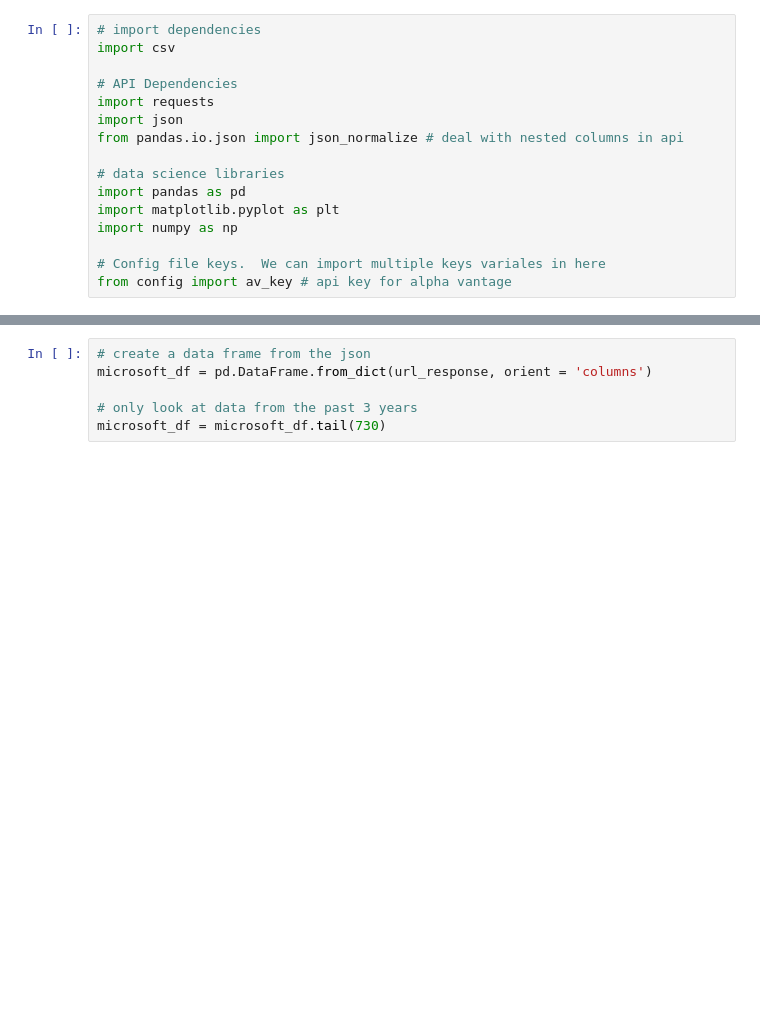
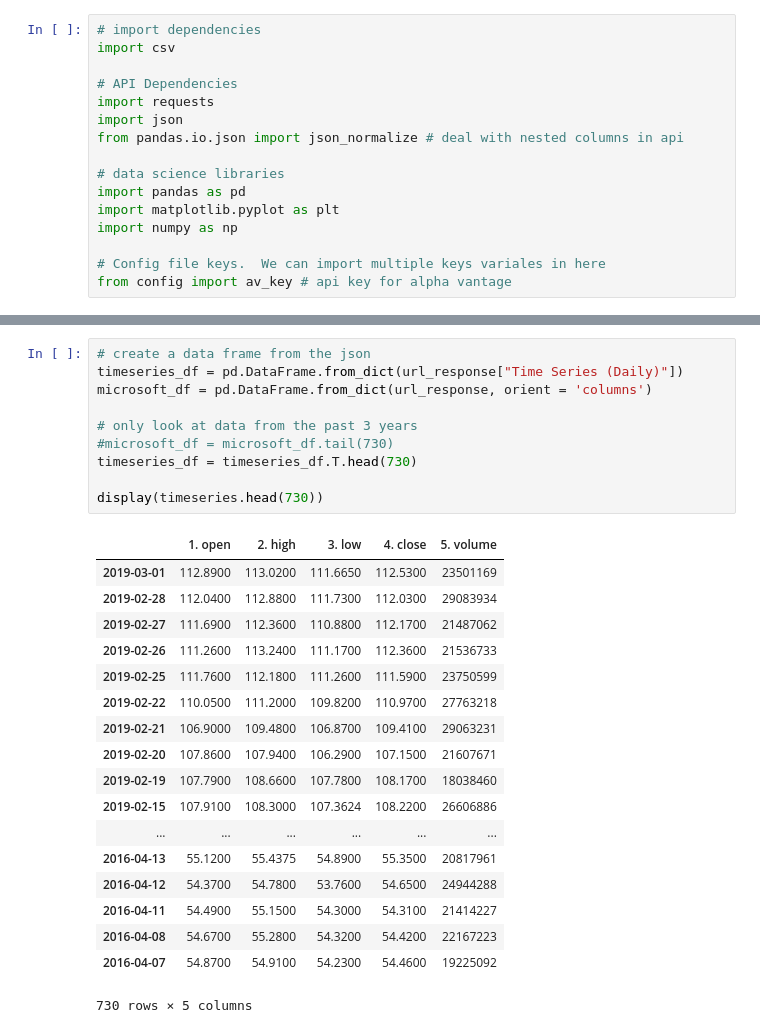
Before and after one commit to wissemeddine/data_wizards, a Jupyter notebook: Historical S and P 500 Stock Analysis.ipynb, the cells around one changed output, grey strips where cells are left out. Saved outputs shown, nothing was run; the diff lists cells and outputs as text; blank space fills up the shorter version.

```diff
--- a/Historical S and P 500 Stock Analysis.ipynb
+++ b/Historical S and P 500 Stock Analysis.ipynb
@@ -63,6 +81,29 @@ url_response = requests.get(query).json()
 # %%
 # create a data frame from the json
+timeseries_df = pd.DataFrame.from_dict(url_response["Time Series (Daily)"])
 microsoft_df = pd.DataFrame.from_dict(url_response, orient = 'columns')
 
 # only look at data from the past 3 years
-microsoft_df = microsoft_df.tail(730)
+#microsoft_df = microsoft_df.tail(730)
+timeseries_df = timeseries_df.T.head(730)
+
+display(timeseries.head(730))
+# %% [output]
+|  | 1. open | 2. high | 3. low | 4. close | 5. volume |
+| 2019-03-01 | 112.8900 | 113.0200 | 111.6650 | 112.5300 | 23501169 |
+| 2019-02-28 | 112.0400 | 112.8800 | 111.7300 | 112.0300 | 29083934 |
+| 2019-02-27 | 111.6900 | 112.3600 | 110.8800 | 112.1700 | 21487062 |
+| 2019-02-26 | 111.2600 | 113.2400 | 111.1700 | 112.3600 | 21536733 |
+| 2019-02-25 | 111.7600 | 112.1800 | 111.2600 | 111.5900 | 23750599 |
+| 2019-02-22 | 110.0500 | 111.2000 | 109.8200 | 110.9700 | 27763218 |
+| 2019-02-21 | 106.9000 | 109.4800 | 106.8700 | 109.4100 | 29063231 |
+| 2019-02-20 | 107.8600 | 107.9400 | 106.2900 | 107.1500 | 21607671 |
+| 2019-02-19 | 107.7900 | 108.6600 | 107.7800 | 108.1700 | 18038460 |
+| 2019-02-15 | 107.9100 | 108.3000 | 107.3624 | 108.2200 | 26606886 |
+| ... | ... | ... | ... | ... | ... |
+| 2016-04-13 | 55.1200 | 55.4375 | 54.8900 | 55.3500 | 20817961 |
+| 2016-04-12 | 54.3700 | 54.7800 | 53.7600 | 54.6500 | 24944288 |
+| 2016-04-11 | 54.4900 | 55.1500 | 54.3000 | 54.3100 | 21414227 |
+| 2016-04-08 | 54.6700 | 55.2800 | 54.3200 | 54.4200 | 22167223 |
+| 2016-04-07 | 54.8700 | 54.9100 | 54.2300 | 54.4600 | 19225092 |
+730 rows × 5 columns
```
Also changed, not shown: parts of 2 cells of this notebook.
